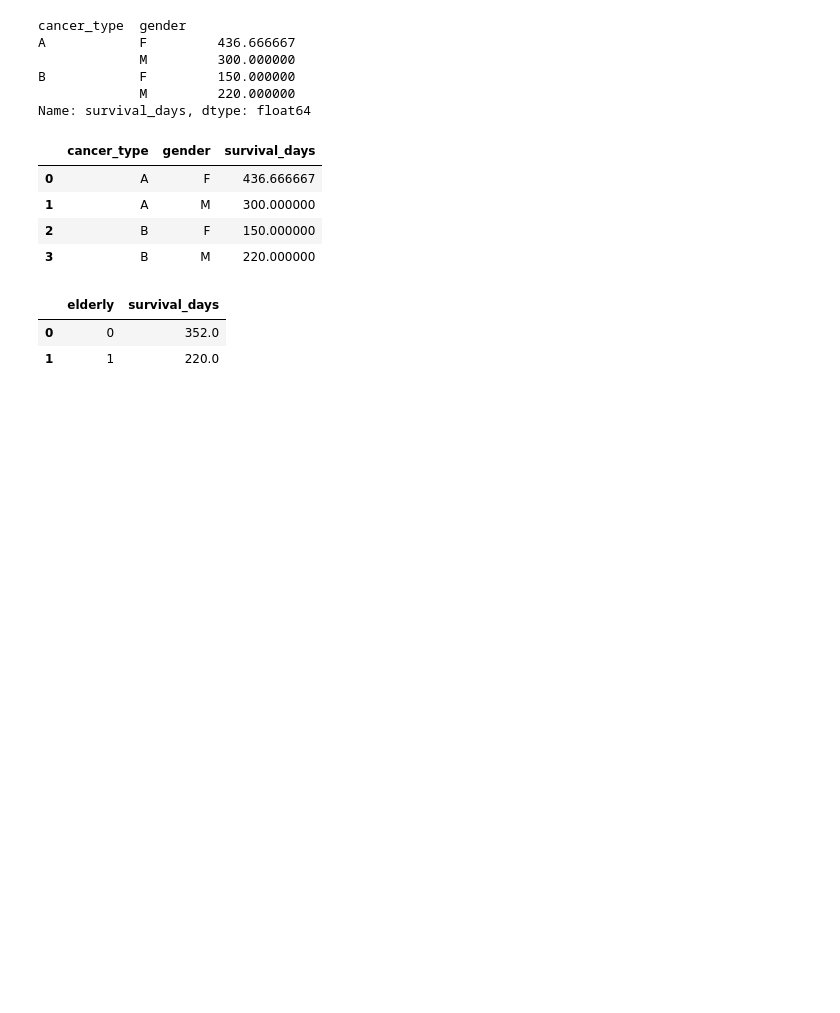
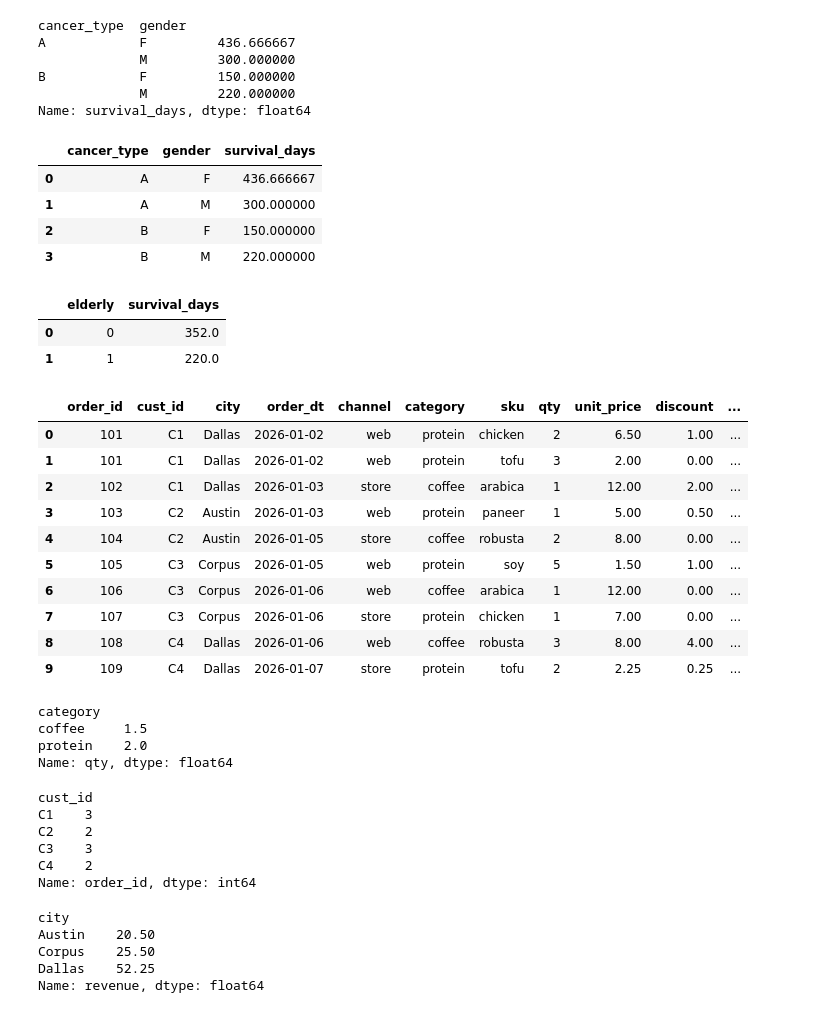
Before and after one commit to JerripotulaSriharsha/AI_Engineer, a Jupyter notebook: src/ds/pandas.ipynb, the cells around one changed output. Drawn from its saved outputs; the diff is of its cells as text; code cells hidden in the pictures; blank space fills up the shorter version.

```diff
--- a/src/ds/pandas.ipynb
+++ b/src/ds/pandas.ipynb
@@ -260,0 +263,55 @@ visits = pd.DataFrame({
+# %%
+import pandas as pd
+
+df = pd.DataFrame([
+    {"order_id": 101, "cust_id": "C1", "city": "Dallas",  "order_dt": "2026-01-02", "channel": "web",    "category": "protein", "sku": "chicken", "qty": 2, "unit_price": 6.50, "discount": 1.00, "returned": 0},
+    {"order_id": 101, "cust_id": "C1", "city": "Dallas",  "order_dt": "2026-01-02", "channel": "web",    "category": "protein", "sku": "tofu",    "qty": 3, "unit_price": 2.00, "discount": 0.00, "returned": 0},
+    {"order_id": 102, "cust_id": "C1", "city": "Dallas",  "order_dt": "2026-01-03", "channel": "store",  "category": "coffee",  "sku": "arabica", "qty": 1, "unit_price": 12.0, "discount": 2.00, "returned": 0},
+    {"order_id": 103, "cust_id": "C2", "city": "Austin",  "order_dt": "2026-01-03", "channel": "web",    "category": "protein", "sku": "paneer",  "qty": 1, "unit_price": 5.00, "discount": 0.50, "returned": 1},
+    {"order_id": 104, "cust_id": "C2", "city": "Austin",  "order_dt": "2026-01-05", "channel": "store",  "category": "coffee",  "sku": "robusta", "qty": 2, "unit_price": 8.00, "discount": 0.00, "returned": 0},
+    {"order_id": 105, "cust_id": "C3", "city": "Corpus",  "order_dt": "2026-01-05", "channel": "web",    "category": "protein", "sku": "soy",     "qty": 5, "unit_price": 1.50, "discount": 1.00, "returned": 0},
+    {"order_id": 106, "cust_id": "C3", "city": "Corpus",  "order_dt": "2026-01-06", "channel": "web",    "category": "coffee",  "sku": "arabica", "qty": 1, "unit_price": 12.0, "discount": 0.00, "returned": 1},
+    {"order_id": 107, "cust_id": "C3", "city": "Corpus",  "order_dt": "2026-01-06", "channel": "store",  "category": "protein", "sku": "chicken", "qty": 1, "unit_price": 7.00, "discount": 0.00, "returned": 0},
+    {"order_id": 108, "cust_id": "C4", "city": "Dallas",  "order_dt": "2026-01-06", "channel": "web",    "category": "coffee",  "sku": "robusta", "qty": 3, "unit_price": 8.00, "discount": 4.00, "returned": 0},
+    {"order_id": 109, "cust_id": "C4", "city": "Dallas",  "order_dt": "2026-01-07", "channel": "store",  "category": "protein", "sku": "tofu",    "qty": 2, "unit_price": 2.25, "discount": 0.25, "returned": 0},
+])
+df["order_dt"] = pd.to_datetime(df["order_dt"])
+df["revenue"] = df["qty"] * df["unit_price"] - df["discount"]
+
+df
+# %% [output]
+|  | order_id | cust_id | city | order_dt | channel | category | sku | qty | unit_price | discount | ... |
+| 0 | 101 | C1 | Dallas | 2026-01-02 | web | protein | chicken | 2 | 6.50 | 1.00 | ... |
+| 1 | 101 | C1 | Dallas | 2026-01-02 | web | protein | tofu | 3 | 2.00 | 0.00 | ... |
+| 2 | 102 | C1 | Dallas | 2026-01-03 | store | coffee | arabica | 1 | 12.00 | 2.00 | ... |
+| 3 | 103 | C2 | Austin | 2026-01-03 | web | protein | paneer | 1 | 5.00 | 0.50 | ... |
+| 4 | 104 | C2 | Austin | 2026-01-05 | store | coffee | robusta | 2 | 8.00 | 0.00 | ... |
+| 5 | 105 | C3 | Corpus | 2026-01-05 | web | protein | soy | 5 | 1.50 | 1.00 | ... |
+| 6 | 106 | C3 | Corpus | 2026-01-06 | web | coffee | arabica | 1 | 12.00 | 0.00 | ... |
+| 7 | 107 | C3 | Corpus | 2026-01-06 | store | protein | chicken | 1 | 7.00 | 0.00 | ... |
+| 8 | 108 | C4 | Dallas | 2026-01-06 | web | coffee | robusta | 3 | 8.00 | 4.00 | ... |
+| 9 | 109 | C4 | Dallas | 2026-01-07 | store | protein | tofu | 2 | 2.25 | 0.25 | ... |
+# %%
+df.groupby(["category"])["qty"].()
+# %% [output]
+category
+coffee     1.5
+protein    2.0
+Name: qty, dtype: float64
+# %%
+df.groupby(["cust_id"])["order_id"].count()
+# %% [output]
+cust_id
+C1    3
+C2    2
+C3    3
+C4    2
+Name: order_id, dtype: int64
+# %%
+df.groupby(["city"])["revenue"].sum()
+# %% [output]
+city
+Austin    20.50
+Corpus    25.50
+Dallas    52.25
+Name: revenue, dtype: float64
```
Also changed, not shown: parts of 16 cells of this notebook.
